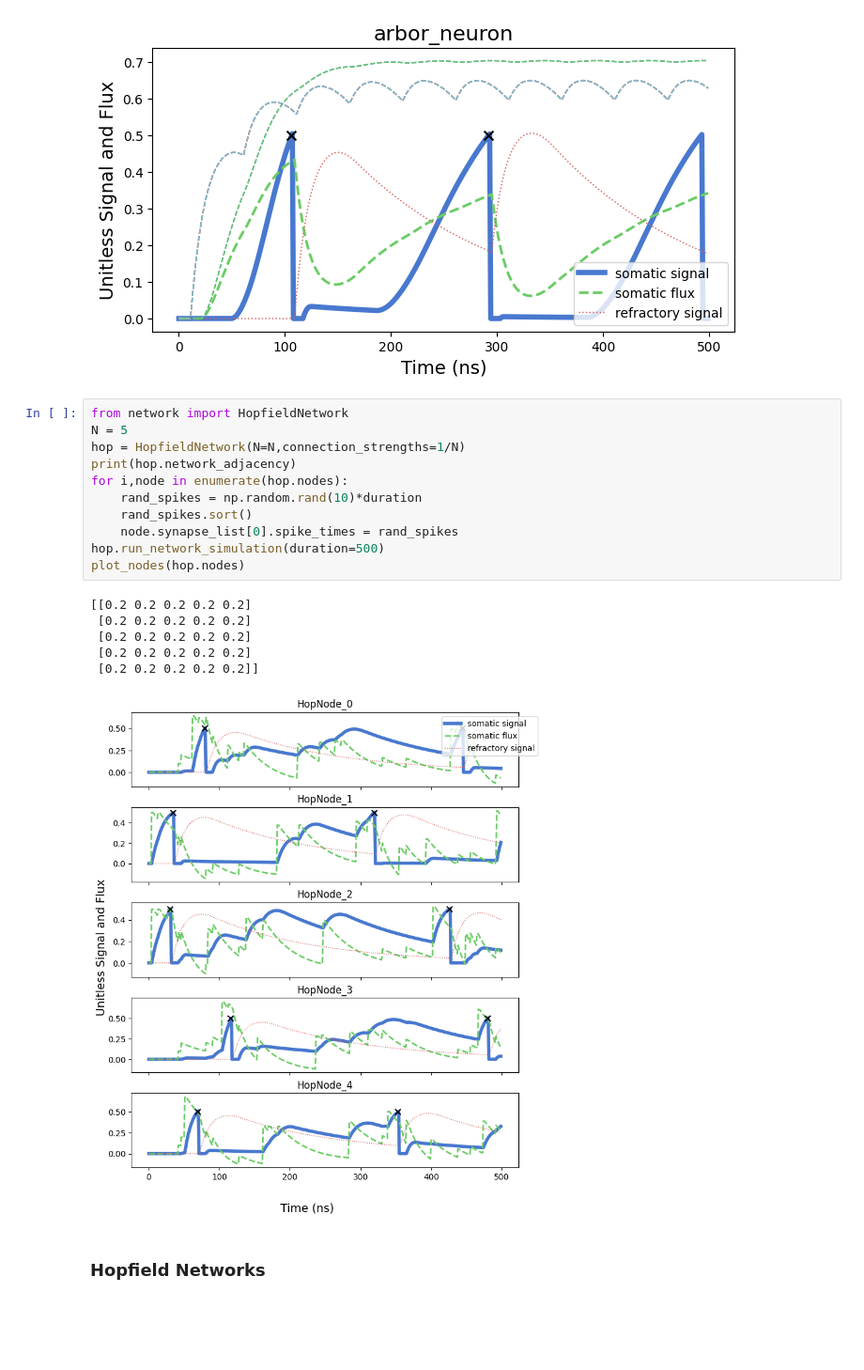
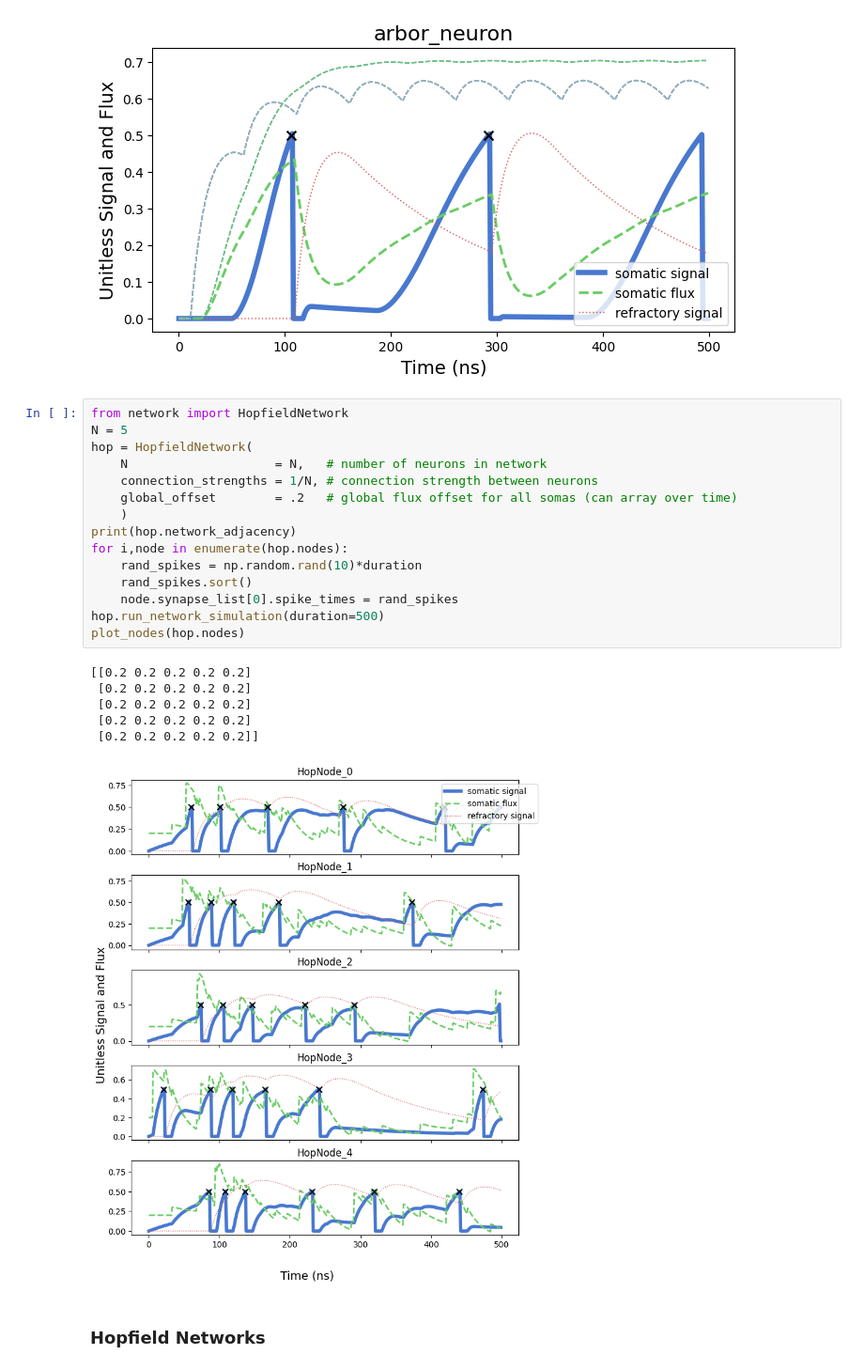
Before and after one commit to ryangitsit/slim_soens, a Jupyter notebook: tutorials/overview.ipynb, the cells around one changed output. Shown at 94% size. Drawn from its saved outputs; the diff is of its cells as text; blank space fills up the shorter version.

Commit message:
global offset

```diff
--- a/tutorials/overview.ipynb
+++ b/tutorials/overview.ipynb
@@ -102,21 +102,25 @@ arbor_net.clear_net()
 # %%
 from network import HopfieldNetwork
 N = 5
-hop = HopfieldNetwork(N=N,connection_strengths=1/N)
+hop = HopfieldNetwork(
+    N                    = N,   # number of neurons in network
+    connection_strengths = 1/N, # connection strength between neurons
+    global_offset        = .2   # global flux offset for all somas (can array over time)
+    )
 print(hop.network_adjacency)
 for i,node in enumerate(hop.nodes):
     rand_spikes = np.random.rand(10)*duration
     rand_spikes.sort()
     node.synapse_list[0].spike_times = rand_spikes
 hop.run_network_simulation(duration=500)
 plot_nodes(hop.nodes)
 # %% [output]
 [[0.2 0.2 0.2 0.2 0.2]
  [0.2 0.2 0.2 0.2 0.2]
  [0.2 0.2 0.2 0.2 0.2]
  [0.2 0.2 0.2 0.2 0.2]
  [0.2 0.2 0.2 0.2 0.2]]
-[figure, old version]
+[figure, new version]
 # %% [markdown]
 ### Hopfield Networks
 # %%
```
Also changed, not shown: parts of 1 cell of this notebook, 1 other file.
